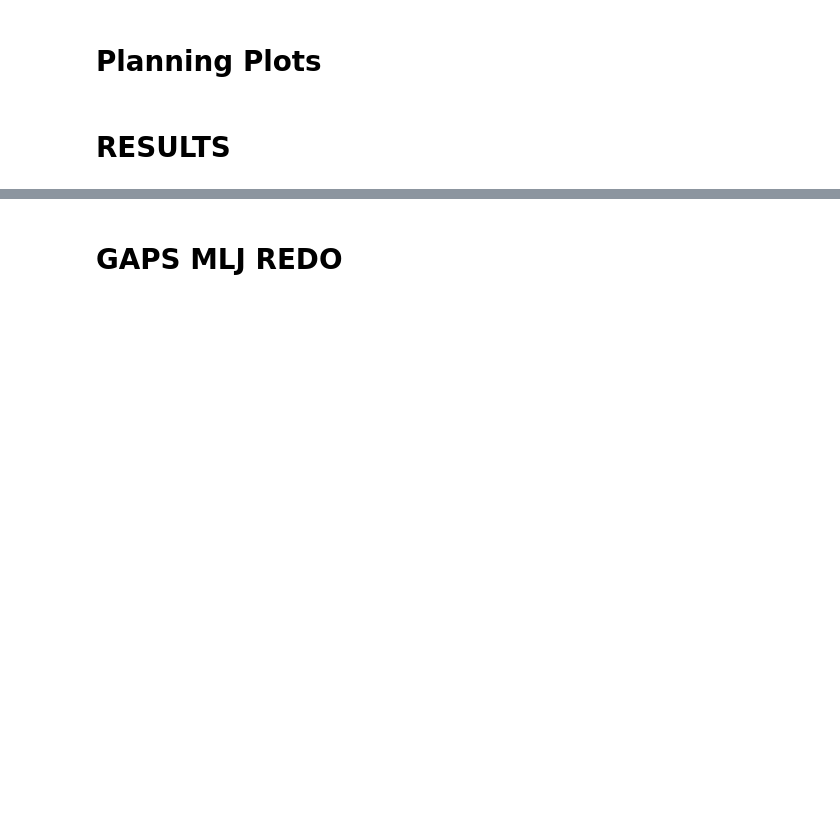
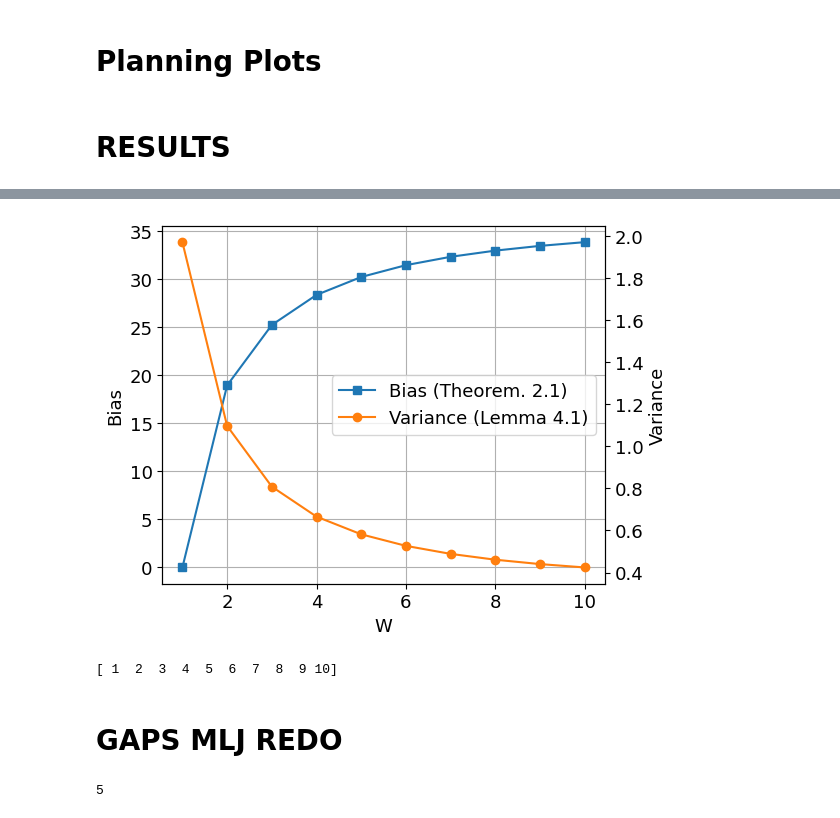
Before and after one commit to gianmtedeschi/learnRL, a Jupyter notebook: notebooks/plots_planning.ipynb, the cells around one changed output, grey strips where cells are left out. Saved outputs shown, nothing was run; the diff lists cells and outputs as text; code cells hidden in the pictures; blank space fills up the shorter version.

```diff
--- a/notebooks/plots_planning.ipynb
+++ b/notebooks/plots_planning.ipynb
@@ -134,2 +711,64 @@ plt.show()
+# %%
+import numpy as np
+import matplotlib.pyplot as plt
+font = {'size'   : 13}
+plt.rc('font', **font)  # pass in the font dict as kwargs
+
+# Parametri
+gamma_values = [0.5, 0.6, 0.7, 0.8, 0.9]
+W_values = np.arange(1, 11, 1)
+D = 0.1  # valore fisso di D per confronto
+
+# Funzioni
+def bias(D, W, gamma):
+    return ((gamma / (1 - gamma) ** 2 - (gamma ** W * W) / (1 - gamma ** W) ** 2) * D) * 2
+
+def bias_v2(D,W,gamma):
+    return ((gamma * (1 - gamma ** (W-1))) / ((1 - gamma) ** 2 * (1 - gamma ** W))) * 4 * D
+
+def variance(W, gamma=0.9, G2=1, H=10, N=100):
+    term1 = 1 / ((1 - gamma) ** 2)
+    term2 = (1 - gamma ** H) / (N * (1 - gamma ** W))
+    term3 = (1 - (H / W) * (gamma ** H - gamma ** (H + W)) - gamma ** H)
+    return term1 * term2 * term3
+
+# Plot
+fig, ax1 = plt.subplots(figsize=(6, 4.5))
+ax2 = ax1.twinx()
+
+# Plot Bias per ciascun valore di gamma
+# for g in [0.9]:
+# b_val = bias(D, W_values, 0.9)
+b_val = bias_v2(D, W_values, 0.9)
+# ax1.plot(W_values, b_val, label=f"Bias (Thm. 2.1)")
+ax1.plot(W_values, b_val, marker='s', label="Bias (Theorem. 2.1)")
+
+# Plot della varianza con gamma=0.9
+v_val = variance(W_values, gamma=0.9)
+# ax2.plot(W_values, v_val, color="tab:orange", label='Variance (Lemma 4.1)')
+ax2.plot(W_values, v_val, marker='o', color="tab:orange", label='Variance (Lemma 4.1)')
+
+# Labels
+ax1.set_xlabel('W')
+ax1.set_ylabel('Bias')
+ax2.set_ylabel('Variance')
+
+# Legende combinate
+lines_1, labels_1 = ax1.get_legend_handles_labels()
+lines_2, labels_2 = ax2.get_legend_handles_labels()
+ax1.legend(lines_1 + lines_2, labels_1 + labels_2, loc='center right')
+
+ax1.grid(True)
+ax2.grid(True)
+plt.grid()
+plt.tight_layout()
+# plt.savefig("bias_variance_combined_new.pdf", format='pdf')
+tikz.save("bias_variance_combined.tex")
+plt.show()
+
+print(W_values)
+# %% [output]
+[figure, added]
+[ 1  2  3  4  5  6  7  8  9 10]
 # %% [markdown]
 # GAPS MLJ REDO
@@ -201,6 +856,10 @@ for path in paths:
     performances = load_trials(path, n_exp=10)
     if performances.size > 0:
         all_performances.append(performances)
+# %%
+print(len(all_performances))
+# %% [output]
+5
 # %%
 # Plot dei grafici
 plt.clf()
```
Also changed, not shown: parts of 20 cells of this notebook, 13 other files.
